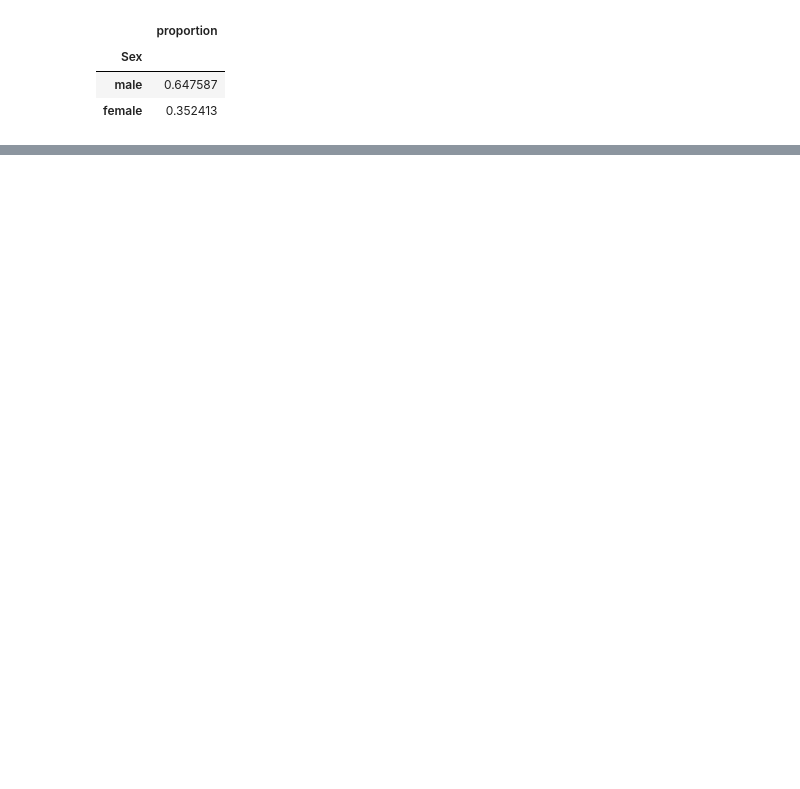
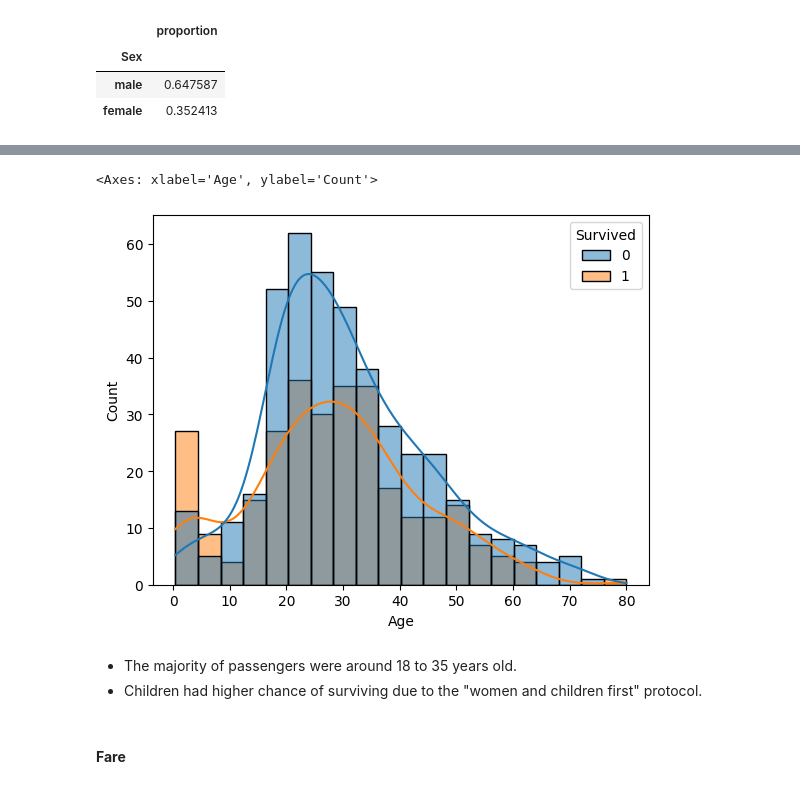
Before and after one commit to tuonglong1012/sgu25-khaiphadulieu, a Jupyter notebook: Challenge_1.ipynb, the cells around one changed output, grey strips where cells are left out. Saved outputs shown, nothing was run; the diff lists cells and outputs as text; code cells hidden in the pictures; blank space fills up the shorter version.

```diff
--- a/Challenge_1.ipynb
+++ b/Challenge_1.ipynb
@@ -148,0 +246,10 @@ plt.tight_layout()
+# %%
+sns.histplot(data=train_df, kde=True, x='Age', hue='Survived')
+# %% [output]
+<Axes: xlabel='Age', ylabel='Count'>
+[figure, added]
+# %% [markdown]
+- The majority of passengers were around 18 to 35 years old.
+- Children had higher chance of surviving due to the "women and children first" protocol.
+# %% [markdown]
+#### **Fare**
```
Also changed, not shown: parts of 32 cells of this notebook.
